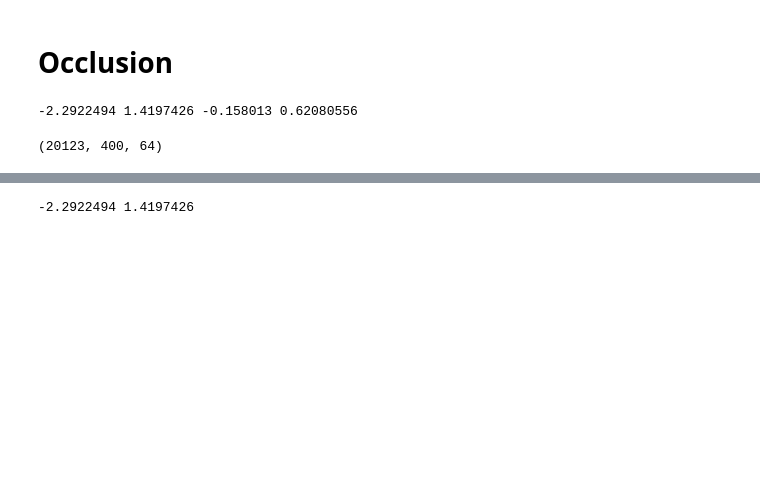
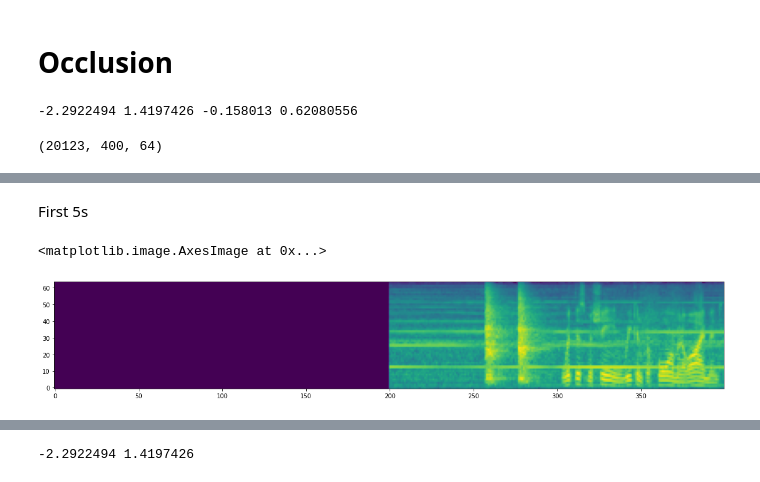
Before and after one commit to lijuncheng16/AudioSetDoneRight, a Jupyter notebook: AttackOcclude_AST_trained_elsewhere.ipynb, the cells around one changed output, grey strips where cells are left out. Saved outputs shown, nothing was run; the diff lists cells and outputs as text; code cells hidden in the pictures; blank space fills up the shorter version.

```diff
--- a/AttackOcclude_AST_trained_elsewhere.ipynb
+++ b/AttackOcclude_AST_trained_elsewhere.ipynb
@@ -90,13 +89,13 @@ audioset_s-full-f8-t8-pTrue-b80-lr1e-5-fm12-tm75-mix0.5-m-27.248297-std37.681698
 # %% [markdown]
 ### AST 128x1024 best model
 # %%
-args = parser.parse_args(args=['--model_type=AST','--dataset=audioset','--n_mels=128', '--mean=-3.6788461','--std=4.3739743',
-                               '--lr=1e-5','--batch-size=20','--n-epochs=10','--fstride=10','--tstride=10',
-                               '--freqm=36','--timem=192','--mixup=0.3',
-                               '--imagenet_pretrain=True','--suffix=ast_challenge-43.0'])
-args.target_length=1024
-exp_id = f"{args.dataset}-{args.dataset_portion}-f{args.fstride}-t{args.tstride}-p{args.imagenet_pretrain}-b{args.batch_size}-lr{args.lr}\
--fm{args.freqm}-tm{args.timem}-mix{args.mixup}-m{args.mean}-std{args.std}-epoch{args.n_epochs}-{args.suffix}"
-print(exp_id)
-WORKSPACE = '/jet/home/billyli/data_folder/AllaboutAudioSet_hack/egs/audioset/exp'
-MODEL_FILE = os.path.join(WORKSPACE, exp_id, 'models', 'audio_model.3.pth')
+# args = parser.parse_args(args=['--model_type=AST','--dataset=audioset','--n_mels=128', '--mean=-3.6788461','--std=4.3739743',
+#                                '--lr=1e-5','--batch-size=20','--n-epochs=10','--fstride=10','--tstride=10',
+#                                '--freqm=36','--timem=192','--mixup=0.3',
+#                                '--imagenet_pretrain=True','--suffix=ast_challenge-43.0'])
+# args.target_length=1024
+# exp_id = f"{args.dataset}-{args.dataset_portion}-f{args.fstride}-t{args.tstride}-p{args.imagenet_pretrain}-b{args.batch_size}-lr{args.lr}\
+# -fm{args.freqm}-tm{args.timem}-mix{args.mixup}-m{args.mean}-std{args.std}-epoch{args.n_epochs}-{args.suffix}"
+# print(exp_id)
+# WORKSPACE = '/jet/home/billyli/data_folder/AllaboutAudioSet_hack/egs/audioset/exp'
+# MODEL_FILE = os.path.join(WORKSPACE, exp_id, 'models', 'audio_model.3.pth')
@@ -205,8 +202,8 @@ gas_eval_x1.shape, gas_eval_y.shape
 # %%
 result = []
 batch_size =100
-# x = gas_eval_x1
-x = new_gas_eval
+x = gas_eval_x1
+# x = new_gas_eval
 # x = gas_eval_x1_origin
 for i in range(0, len(x), batch_size):
     with torch.no_grad():
@@ -327,0 +372,18 @@ IndexError: list index out of range
+# %% [markdown]
+<h>First 5s</h>
+# %%
+new_gas_eval = []
+
+for record in gas_eval_x1:
+    record=numpy.ma.array(record,mask=False)
+    silence_val = numpy.min(record)
+    record.mask[:200]=True
+    mask_record = record.filled(fill_value=silence_val)
+    new_gas_eval.append(mask_record)
+new_gas_eval = numpy.array(new_gas_eval)
+# %%
+plt.figure(figsize = (20,10))
+plt.imshow(new_gas_eval[1].T, origin='lower')
+# %% [output]
+<matplotlib.image.AxesImage at 0x...>
+[figure, added]
```
Also changed, not shown: parts of 82 cells of this notebook, 5 other files.
